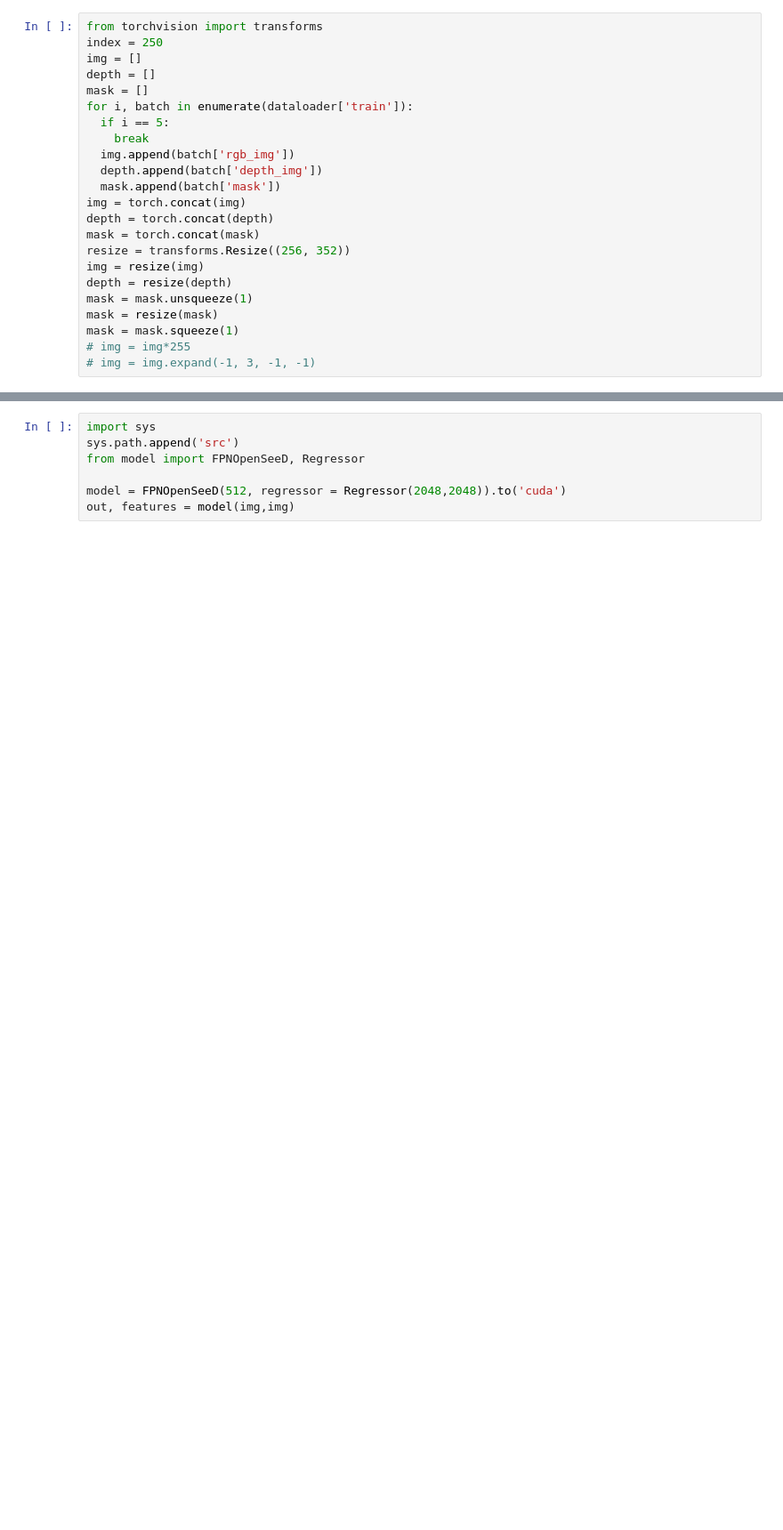
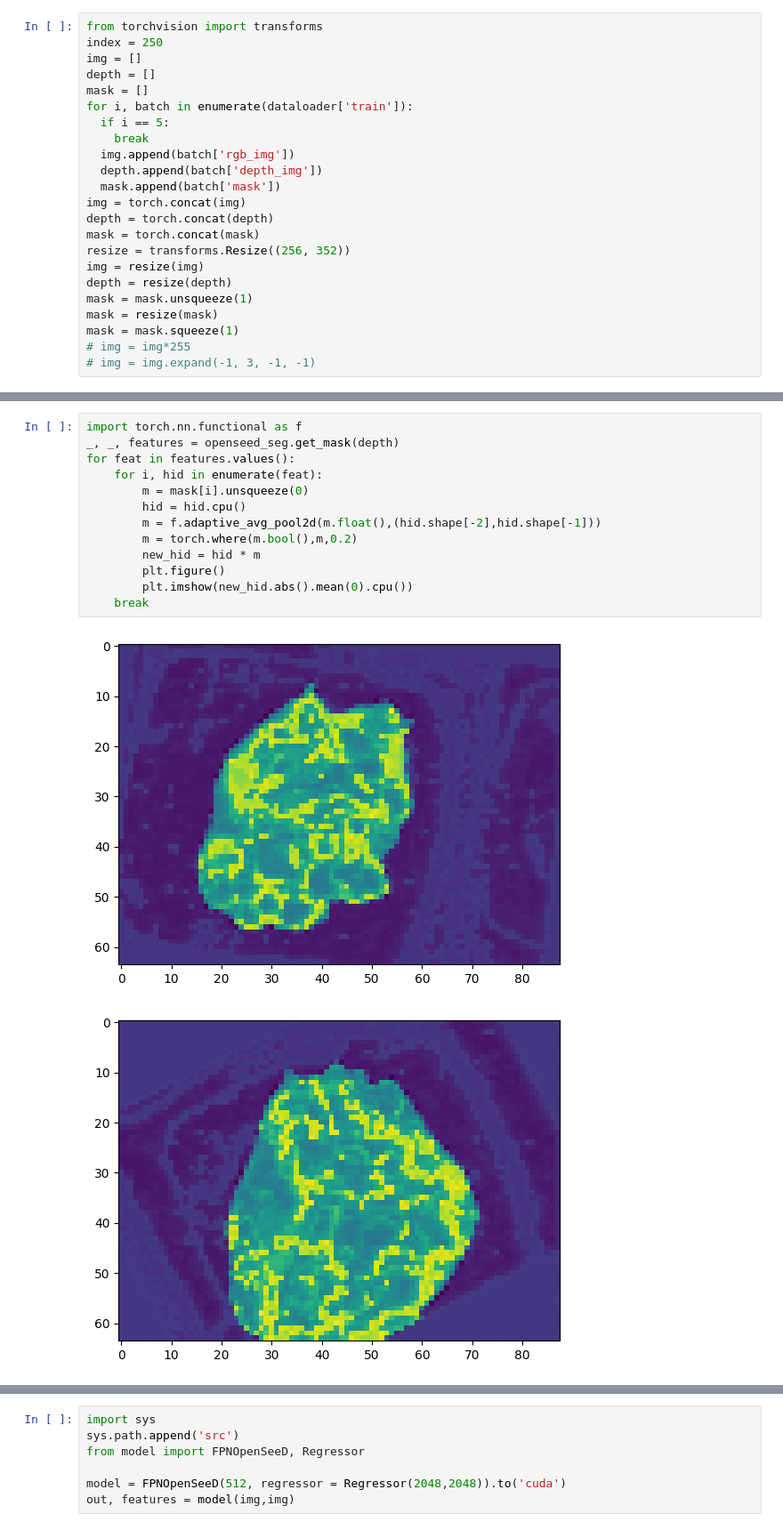
Before and after one commit to Oatsty/nutrition5k, a Jupyter notebook: bar.ipynb, the cells around one changed output, grey strips where cells are left out. Shown at 89% size. Cells and saved outputs as stored; diff of their text form; blank space fills up the shorter version.

```diff
--- a/bar.ipynb
+++ b/bar.ipynb
@@ -118,0 +121,16 @@ for feat in features.values():
+# %%
+import torch.nn.functional as f
+_, _, features = openseed_seg.get_mask(depth)
+for feat in features.values():
+    for i, hid in enumerate(feat):
+        m = mask[i].unsqueeze(0)
+        hid = hid.cpu()
+        m = f.adaptive_avg_pool2d(m.float(),(hid.shape[-2],hid.shape[-1]))
+        m = torch.where(m.bool(),m,0.2)
+        new_hid = hid * m
+        plt.figure()
+        plt.imshow(new_hid.abs().mean(0).cpu())
+    break
+# %% [output]
+[figure, added]
+[figure, added]
```
Also changed, not shown: parts of 5 cells of this notebook, 14 other files.
